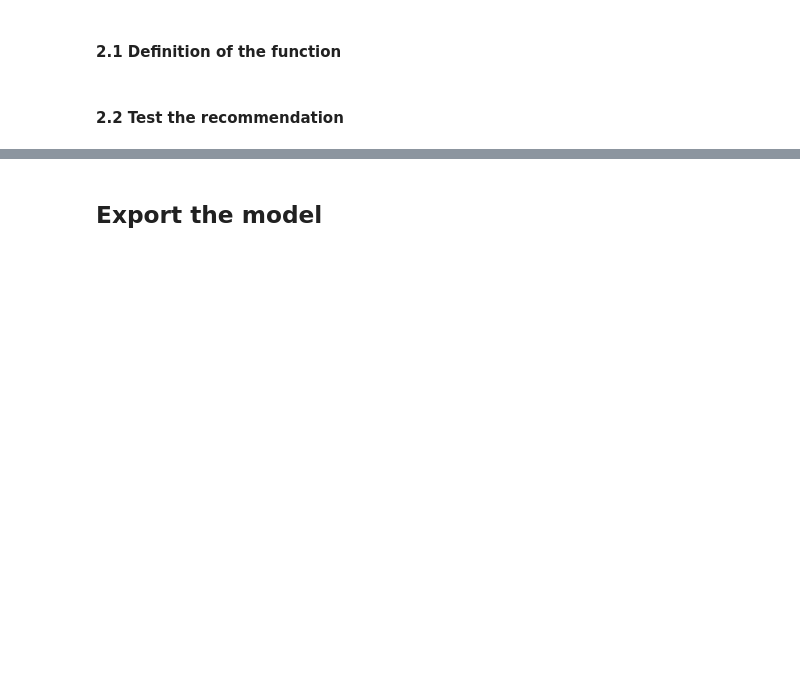
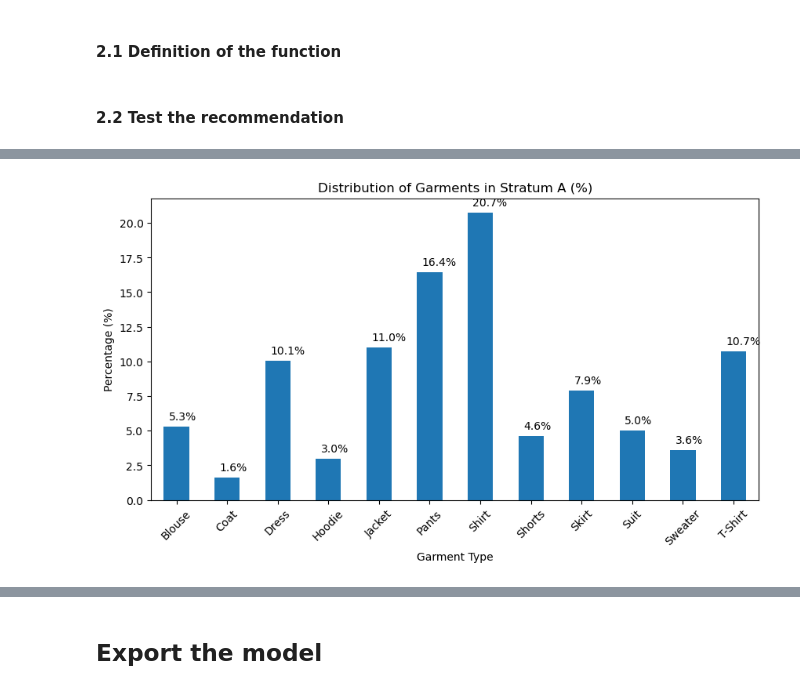
Before and after one commit to uligt/capstone, a Jupyter notebook: notebooks/2. Model_uli.ipynb, the cells around one changed output, grey strips where cells are left out. Saved outputs shown, nothing was run; the diff lists cells and outputs as text; code cells hidden in the pictures; blank space fills up the shorter version.

```diff
--- a/notebooks/2. Model_uli.ipynb
+++ b/notebooks/2. Model_uli.ipynb
@@ -436,0 +565,17 @@ recommend_best_packaging(fixed_inputs, model_lgb)
+# %%
+#distribution of GarmentType in strat_b in percentage
+ax = (strat_b["GarmentType"].value_counts(normalize=True).sort_index() * 100).plot(kind="bar", figsize=(10, 5), title="Distribution of Garments in Stratum A (%)")
+plt.xlabel("Garment Type")
+plt.ylabel("Percentage (%)")
+plt.xticks(rotation=45)
+
+# Add percentage labels to each bar
+for p in ax.patches:
+    percentage = '{:.1f}%'.format(p.get_height())
+    x = p.get_x() + p.get_width() / 2 - 0.15 # Adjust x position for centering
+    y = p.get_height() + 0.5 # Adjust y position to be slightly above the bar
+    ax.annotate(percentage, (x, y))
+
+plt.show()
+# %% [output]
+[figure, added]
```
Also changed, not shown: parts of 22 cells of this notebook.
